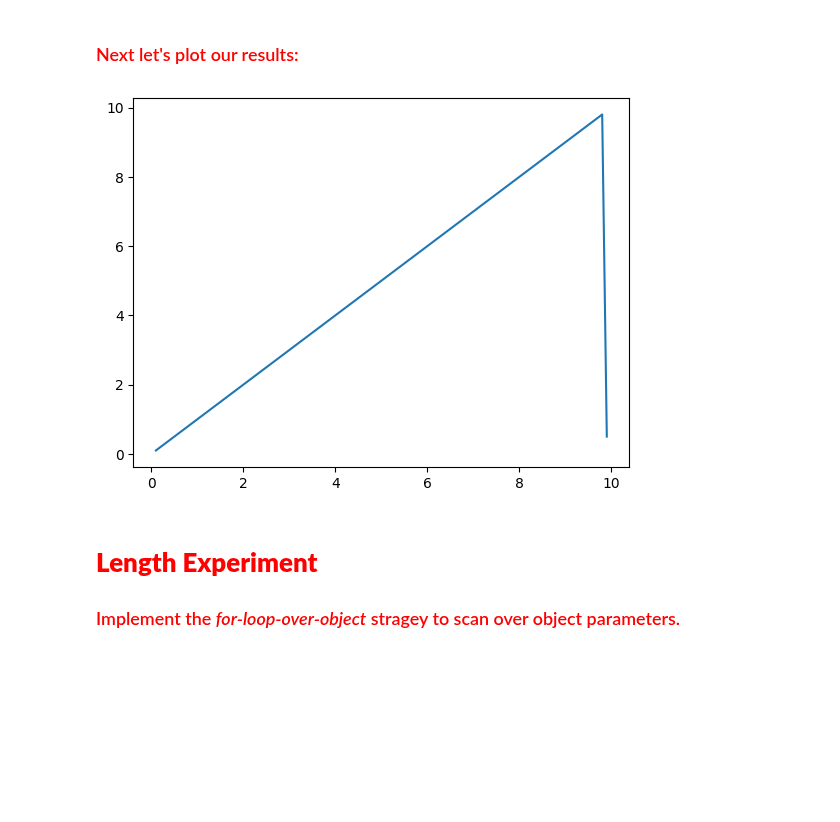
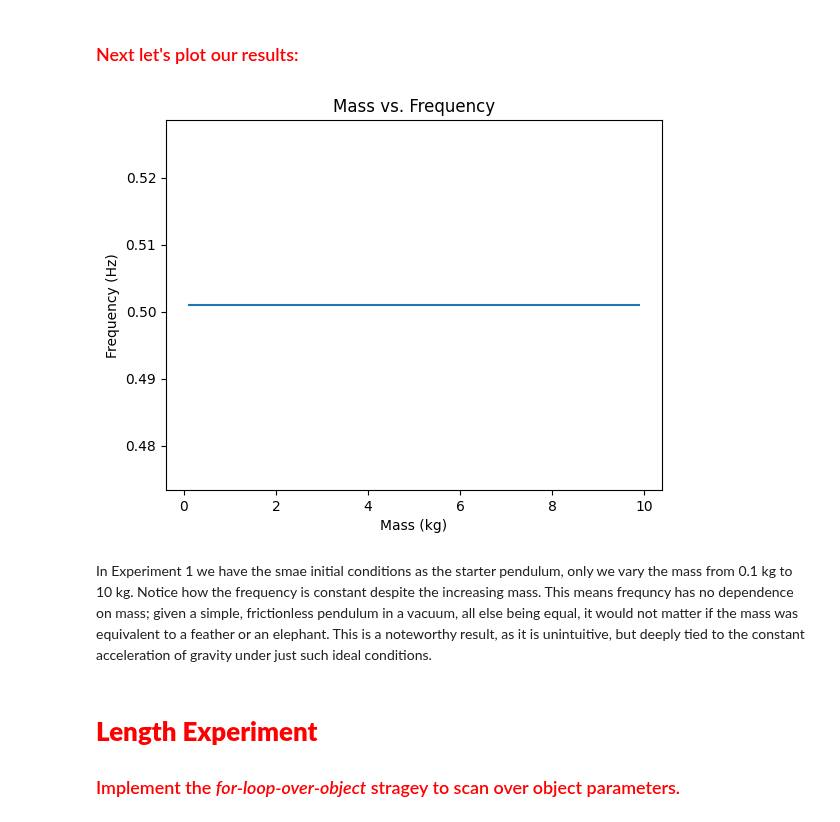
Before and after one commit to CalebAnderson22/PHY122, a Jupyter notebook: Lab6_Anderson.ipynb, the cells around one changed output. Saved outputs shown, nothing was run; the diff lists cells and outputs as text; code cells hidden in the pictures; blank space fills up the shorter version.

```diff
--- a/Lab6_Anderson.ipynb
+++ b/Lab6_Anderson.ipynb
@@ -226,10 +229,15 @@ freqs[i] = f[np.argmax(S)]
 # %% [markdown]
 ###   <font color='Red'> Next let's plot our results: </font>
-# %%
-plt.plot(Masses, freqs)
-plt.show()
-# %% [output]
-[figure, removed]
+# %%
+plt.plot(Masses, f1)
+plt.title("Mass vs. Frequency")
+plt.xlabel("Mass (kg)")
+plt.ylabel("Frequency (Hz)")
+plt.show()
+# %% [output]
+[figure, added]
+# %% [markdown]
+In Experiment 1 we have the smae initial conditions as the starter pendulum, only we vary the mass from 0.1 kg to 10 kg. Notice how the frequency is constant despite the increasing mass. This means frequncy has no dependence on mass; given a simple, frictionless pendulum in a vacuum, all else being equal, it would not matter if the mass was equivalent to a feather or an elephant. This is a noteworthy result, as it is unintuitive, but deeply tied to the constant acceleration of gravity under just such ideal conditions.
 # %% [markdown]
 #   <font color='Red'> **Length Experiment** </font>
 
```
Also changed, not shown: parts of 24 cells of this notebook.
